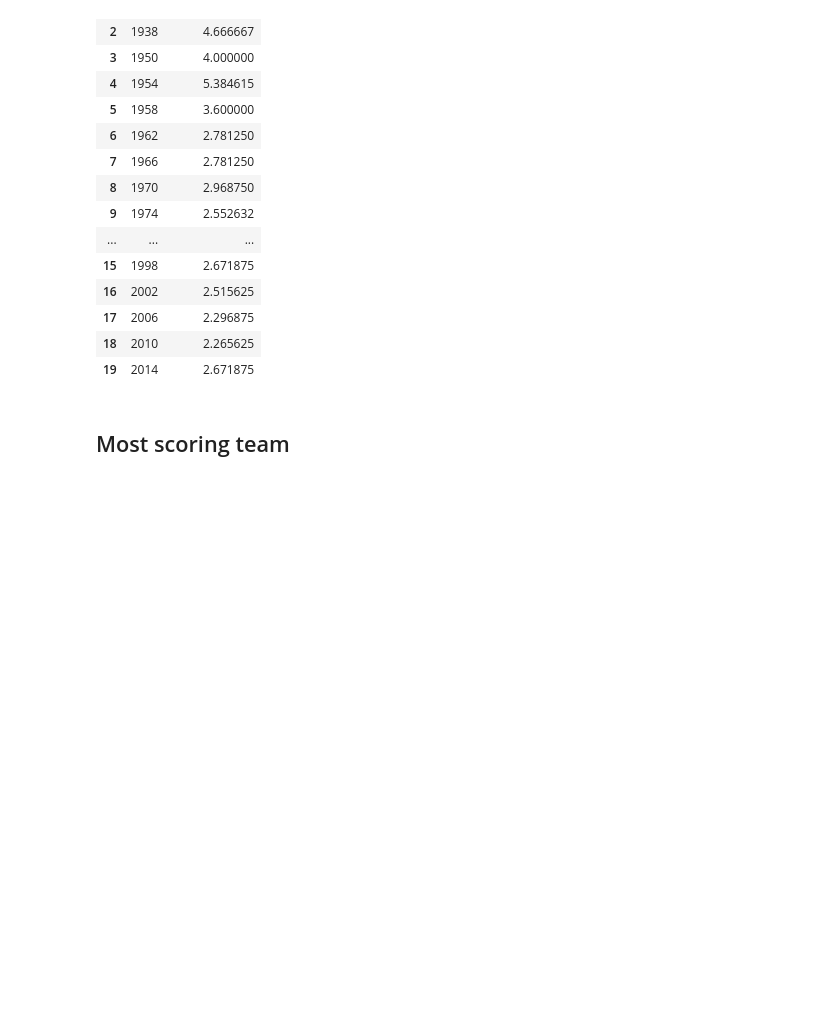
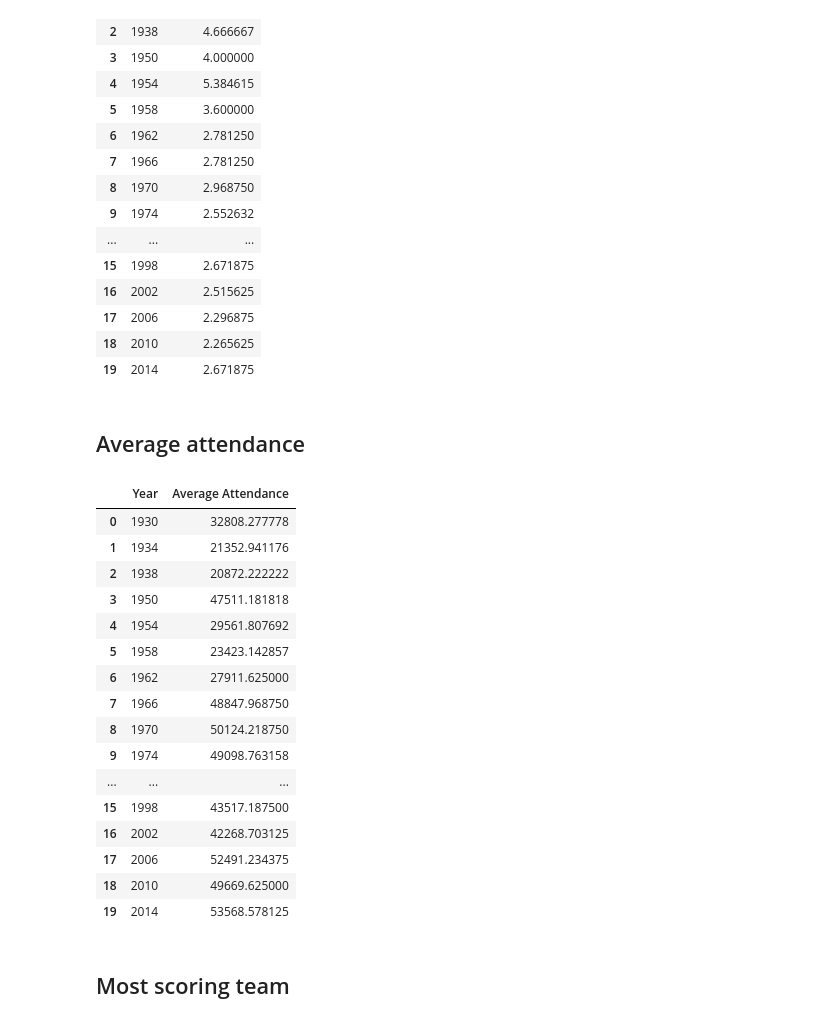
Before and after one commit to aaleksaacic/world-cup-analytics, a Jupyter notebook: notebooks/02_worldcup.ipynb, the cells around one changed output. Drawn from its saved outputs; the diff is of its cells as text; code cells hidden in the pictures; blank space fills up the shorter version.

Commit message:
feat: average attendance added

```diff
--- a/notebooks/02_worldcup.ipynb
+++ b/notebooks/02_worldcup.ipynb
@@ -627,6 +628,31 @@ avg_goals_df
 | 17 | 2006 | 2.296875 |
 | 18 | 2010 | 2.265625 |
 | 19 | 2014 | 2.671875 |
+# %% [markdown]
+## Average attendance
+# %%
+avg_attendance_df = pd.DataFrame(columns=["Year", "Average Attendance"])
+avg_attendance_df["Year"] = unique_years
+avg_attendance_df["Average Attendance"] = world_cup_df["Attendance"] / world_cup_df["Games"]
+avg_attendance_df
+# %% [output]
+|  | Year | Average Attendance |
+| 0 | 1930 | 32808.277778 |
+| 1 | 1934 | 21352.941176 |
+| 2 | 1938 | 20872.222222 |
+| 3 | 1950 | 47511.181818 |
+| 4 | 1954 | 29561.807692 |
+| 5 | 1958 | 23423.142857 |
+| 6 | 1962 | 27911.625000 |
+| 7 | 1966 | 48847.968750 |
+| 8 | 1970 | 50124.218750 |
+| 9 | 1974 | 49098.763158 |
+| ... | ... | ... |
+| 15 | 1998 | 43517.187500 |
+| 16 | 2002 | 42268.703125 |
+| 17 | 2006 | 52491.234375 |
+| 18 | 2010 | 49669.625000 |
+| 19 | 2014 | 53568.578125 |
 # %% [markdown]
 ## Most scoring team
 # %%
```
Also changed, not shown: parts of 2 cells of this notebook.
